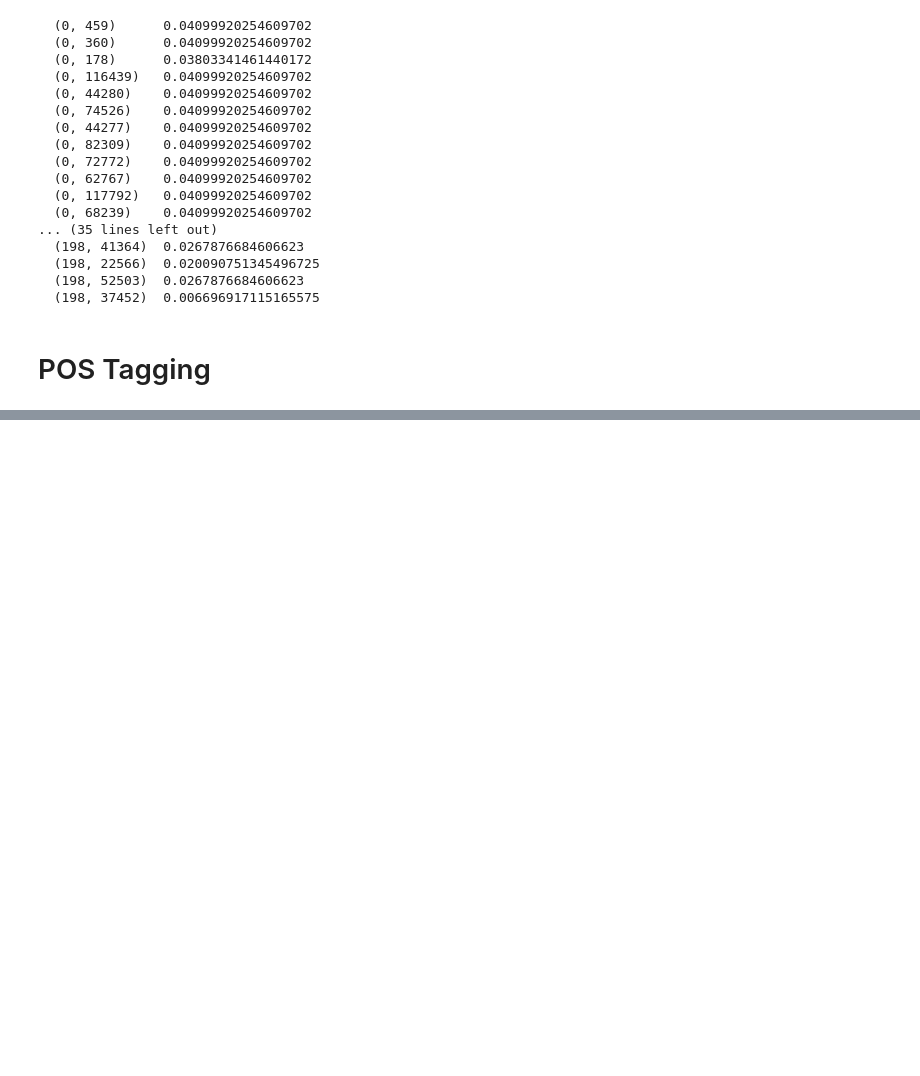
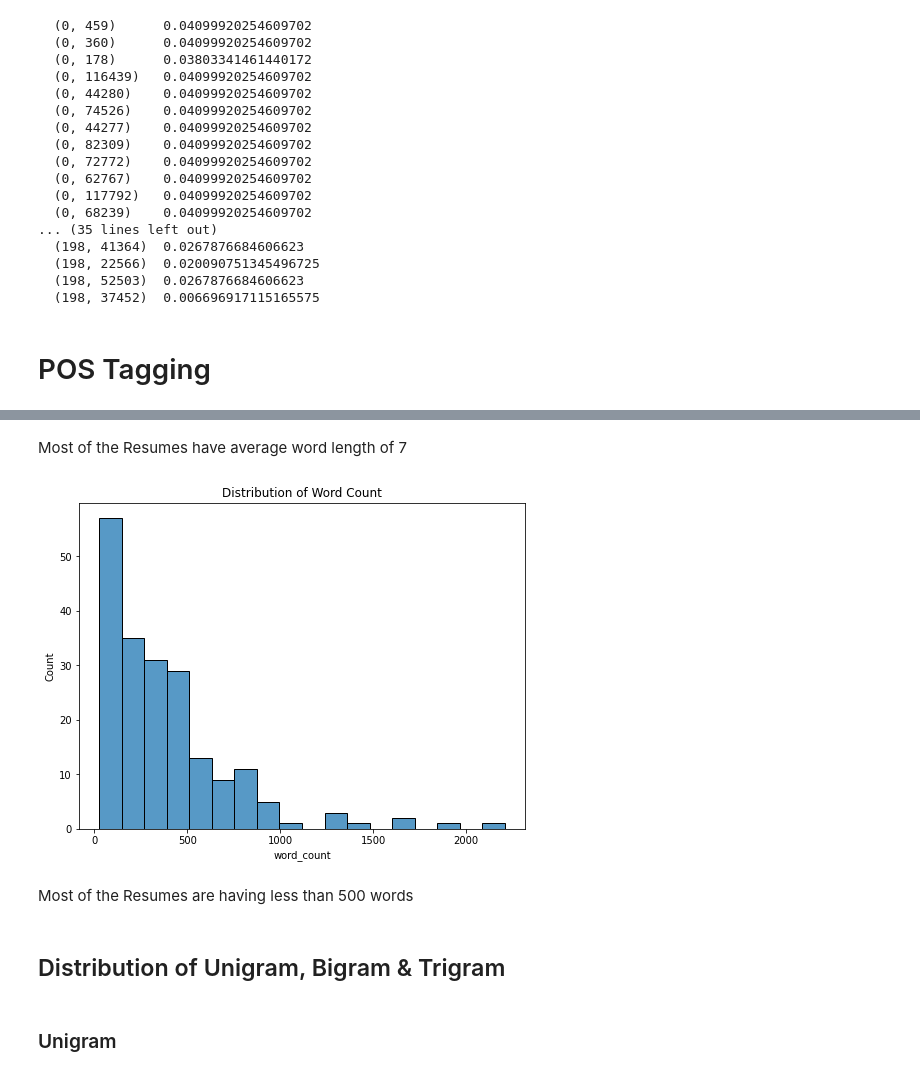
Before and after one commit to zyadalazazi/resume_extraction_team_zeros, a Jupyter notebook: NER - Resume Extraction.ipynb, the cells around one changed output, grey strips where cells are left out. Saved outputs shown, nothing was run; the diff lists cells and outputs as text; code cells hidden in the pictures; blank space fills up the shorter version.

```diff
--- a/NER - Resume Extraction.ipynb
+++ b/NER - Resume Extraction.ipynb
@@ -387,0 +449,13 @@ year NOUN
+# %% [markdown]
+Most of the Resumes have average word length of 7
+# %%
+plt.figure(figsize=(8, 6))
+sns.histplot(clean_resumes['word_count']);
+plt.title('Distribution of Word Count')
+plt.show()
+# %% [output]
+[figure, added]
+# %% [markdown]
+Most of the Resumes are having less than 500 words
+# %% [markdown]
+## Distribution of Unigram, Bigram & Trigram
@@ -387,0 +464,2 @@ year NOUN
+# %% [markdown]
+### Unigram
```
Also changed, not shown: parts of 39 cells of this notebook.
